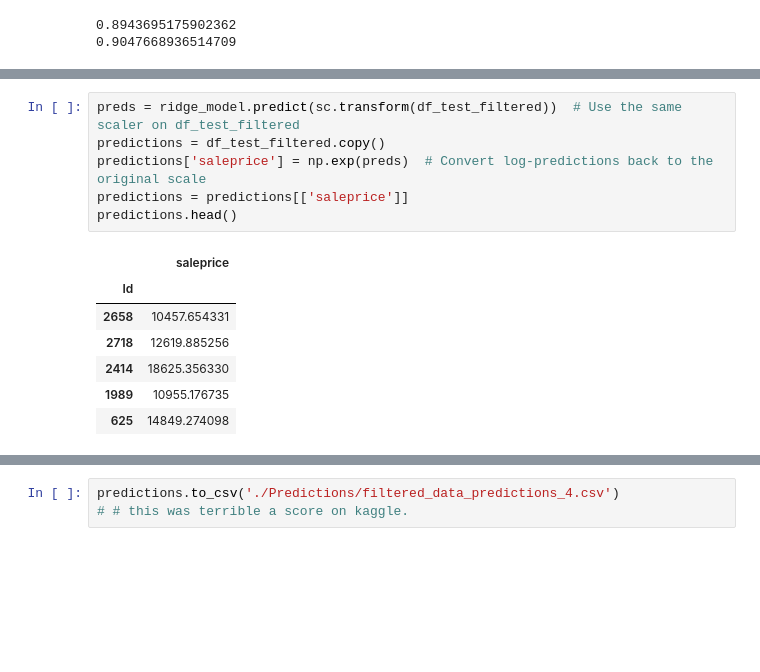
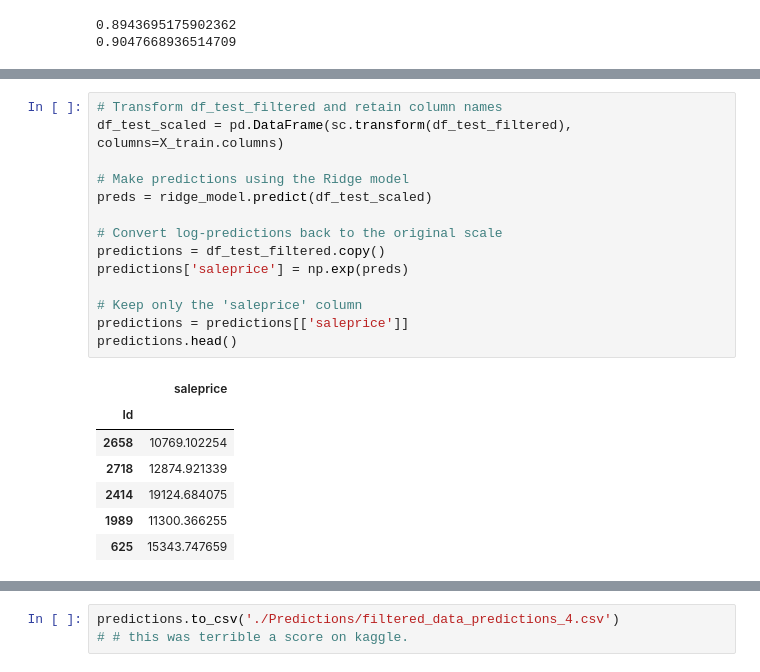
Before and after one commit to grahamjh99/Project-1-Ames-Housing, a Jupyter notebook: Ames Housing Price Predictions.ipynb, the cells around one changed output, grey strips where cells are left out. Saved outputs shown, nothing was run; the diff lists cells and outputs as text; blank space fills up the shorter version.

```diff
--- a/Project 2 Graham.ipynb
+++ b/Ames Housing Price Predictions.ipynb
@@ -1250,17 +1219,25 @@ metrics.mean_squared_error(y_test,y_pred)
-# %%
-preds = ridge_model.predict(sc.transform(df_test_filtered))  # Use the same scaler on df_test_filtered
-predictions = df_test_filtered.copy()
-predictions['saleprice'] = np.exp(preds)  # Convert log-predictions back to the original scale
-predictions = predictions[['saleprice']]
-predictions.head()
-# %% [output]
-|  | saleprice |
-| Id |  |
-| 2658 | 10457.654331 |
-| 2718 | 12619.885256 |
-| 2414 | 18625.356330 |
-| 1989 | 10955.176735 |
-| 625 | 14849.274098 |
+# %%
+# Transform df_test_filtered and retain column names
+df_test_scaled = pd.DataFrame(sc.transform(df_test_filtered), columns=X_train.columns)
+
+# Make predictions using the Ridge model
+preds = ridge_model.predict(df_test_scaled)
+
+# Convert log-predictions back to the original scale
+predictions = df_test_filtered.copy()
+predictions['saleprice'] = np.exp(preds)
+
+# Keep only the 'saleprice' column
+predictions = predictions[['saleprice']]
+predictions.head()
+# %% [output]
+|  | saleprice |
+| Id |  |
+| 2658 | 10769.102254 |
+| 2718 | 12874.921339 |
+| 2414 | 19124.684075 |
+| 1989 | 11300.366255 |
+| 625 | 15343.747659 |
 # %%
 plt.hist(predictions['saleprice'],
         bins = 40,
```
Also changed, not shown: parts of 13 cells of this notebook, 2 other files.
